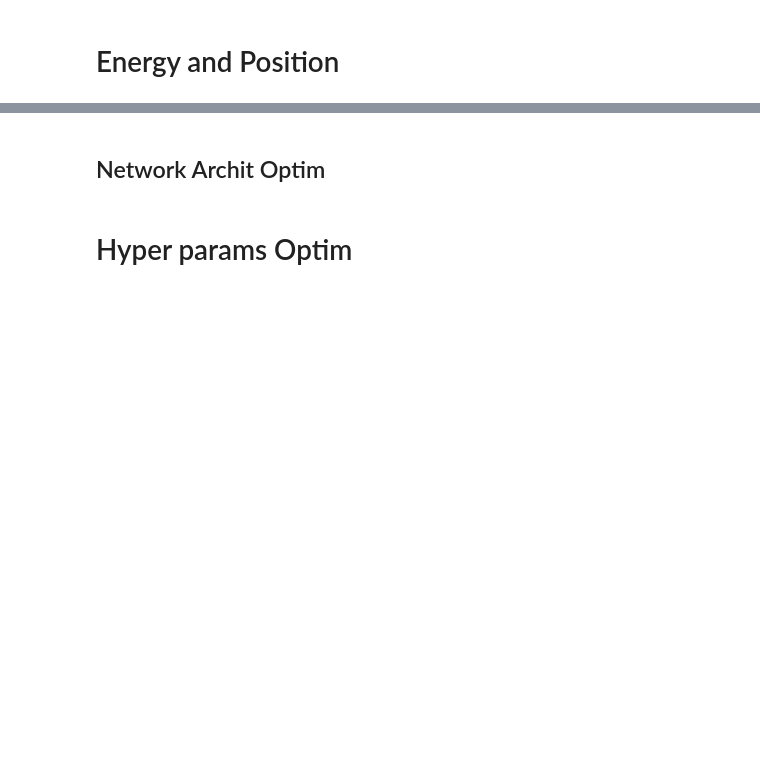
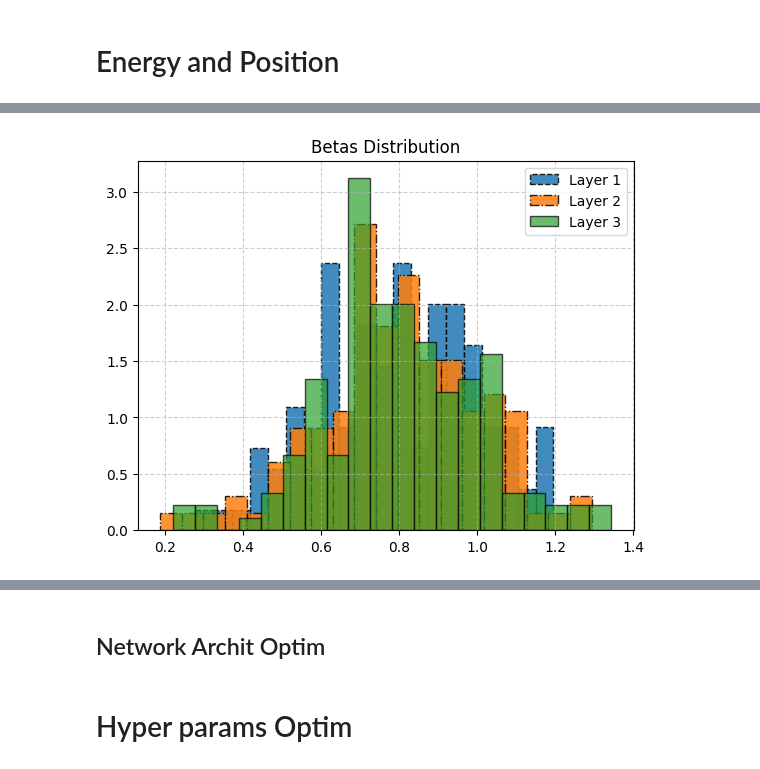
Before and after one commit to alessandrobreccia99/SNN-Cal, a Jupyter notebook: SNN/SNN.ipynb, the cells around one changed output, grey strips where cells are left out. Drawn from its saved outputs; the diff is of its cells as text; code cells hidden in the pictures; blank space fills up the shorter version.

```diff
--- a/SNN/SNN.ipynb
+++ b/SNN/SNN.ipynb
@@ -487,6 +530,6 @@ dataset = ds.build_dataset("../Data/PrimaryOnly/Uniform/", max_files=100, primar
 # %% [markdown]
 # Energy and Position
 # %%
-dataset.transform = lambda x: (x[0], ds.to_tensor_and_dtype([np.log10(x[1][0]), *x[1][1]], torch.float32))
+dataset.transform = lambda x: (x[0], ds.to_tensor_and_dtype([np.log10(x[1][0]), *x[1][1], *x[1][2], np.log10(x[1][-1])], torch.float32))
 train_dataset, test_dataset, val_dataset = ds.build_loaders(dataset, (0.7, 0.15), shuffle=True, num_workers=0)
 # %%
@@ -515,26 +562,32 @@ Number of tasks: 4
 # %%
+# helper function to plot betas distributions
+
 def plot_betas(net, tau=False):
     betas1 = net.network._modules['1']._parameters['beta'].detach().numpy()
     betas3 = net.network._modules['3']._parameters['beta'].detach().numpy()
     betas5 = net.network._modules['5']._parameters['beta'].detach().numpy()
 
     if tau:
         betas1 = dt/(1-betas1)
         betas2 = dt/(1-betas3)
         betas3 = dt/(1-betas5)
 
     counts, bins, patches = plt.hist(betas1, bins=20, edgecolor='black', linestyle='--' , label='Layer 1', density=True, alpha=0.85)
 
     counts, bins, patches = plt.hist(betas3, bins=20, edgecolor='black', linestyle='-.', label='Layer 2',  density=True,  alpha=0.85)
 
     counts, bins, patches = plt.hist(betas5, bins=20, edgecolor='black', label='Layer 3',  density=True, alpha=0.7)
 
     if tau:
         plt.yscale('log')
         plt.xscale('log')
 
     plt.grid(alpha=0.6, linestyle='--')
     plt.title('Betas Distribution')
     plt.legend()
     plt.show()
+
+plot_betas(Spiking_Net(net_desc_spikefreq, _spikegen))
+# %% [output]
+[figure, added]
 # %%
```
Also changed, not shown: parts of 21 cells of this notebook, 4 other files.
